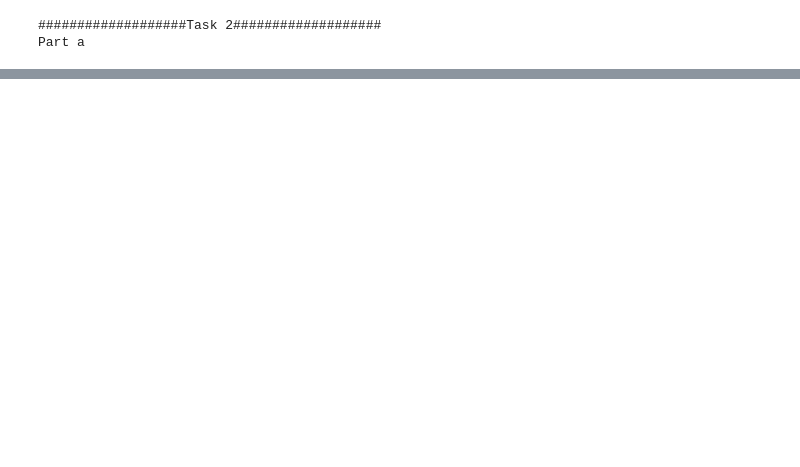
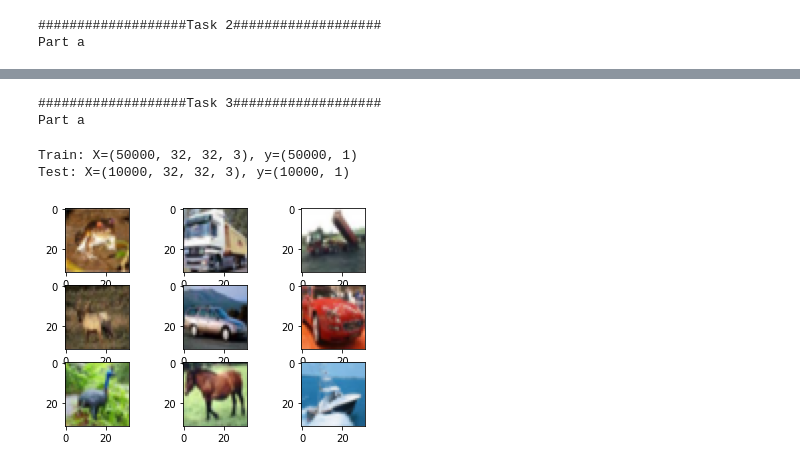
Before and after one commit to AppleAlex99/ML, a Jupyter notebook: src/e5/j.ipynb, the cells around one changed output, grey strips where cells are left out. Drawn from its saved outputs; the diff is of its cells as text; code cells hidden in the pictures; blank space fills up the shorter version.

Commit message:
new try for task 3 and 5

```diff
--- a/src/e5/j.ipynb
+++ b/src/e5/j.ipynb
@@ -193,0 +227,22 @@ model2c.summary()
+# %%
+from keras.datasets import cifar10
+
+print("###################Task 3###################")
+print("Part a")
+(x_train_03, y_train_03), (x_test_03, y_test_03) = cifar10.load_data()
+# %% [output]
+###################Task 3###################
+Part a
+# %%
+# Overview of the images
+print('Train: X=%s, y=%s' % (x_train_03.shape, y_train_03.shape))
+print('Test: X=%s, y=%s' % (x_test_03.shape, y_test_03.shape))
+# plot first few images
+for i in range(9):
+	plt.subplot(330 + 1 + i)
+	plt.imshow(x_train_03[i])
+plt.show()
+# %% [output]
+Train: X=(50000, 32, 32, 3), y=(50000, 1)
+Test: X=(10000, 32, 32, 3), y=(10000, 1)
+[figure, added]
```
Also changed, not shown: parts of 12 cells of this notebook, 1 other file.
